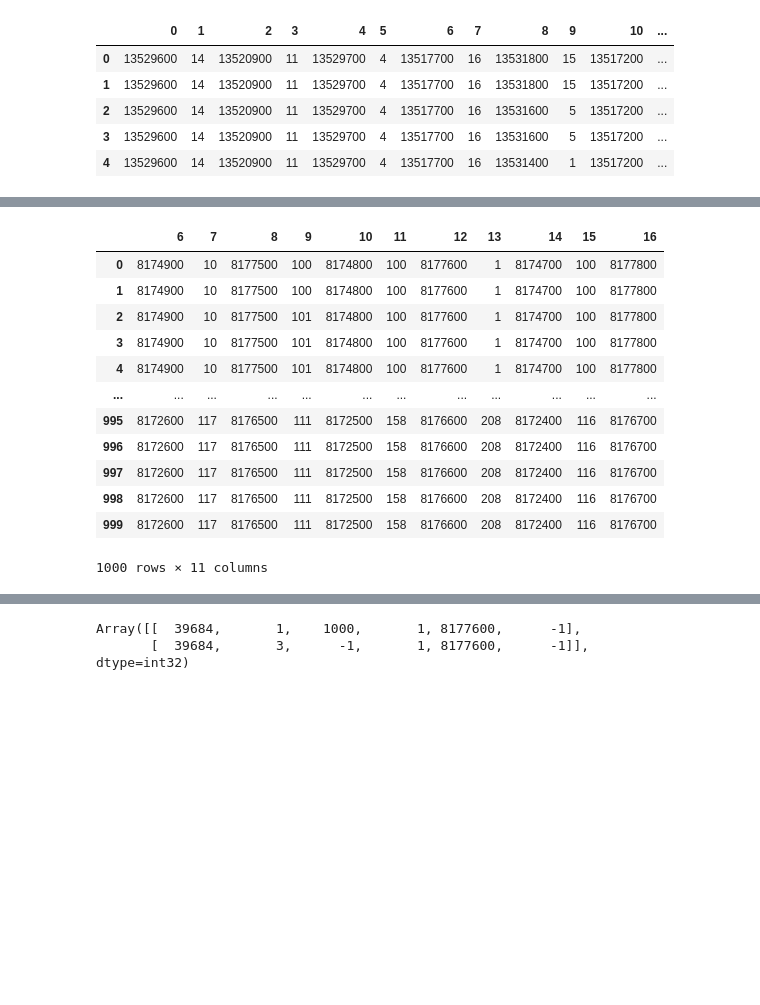
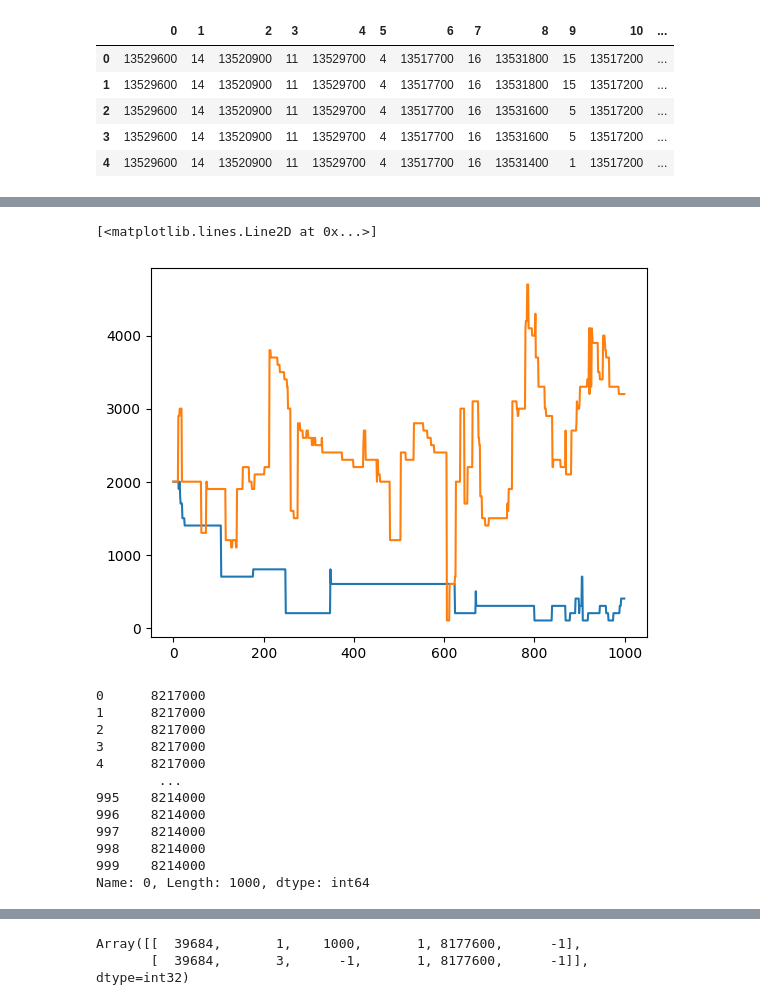
Before and after one commit to george-nigm/LOBS5, a Jupyter notebook: lob/generation_standalone.ipynb, the cells around one changed output, grey strips where cells are left out. Cells and saved outputs as stored; diff of their text form; code cells hidden in the pictures; blank space fills up the shorter version.

```diff
--- a/lob/generation_standalone.ipynb
+++ b/lob/generation_standalone.ipynb
@@ -417,19 +423,24 @@ cond_msg=pd.read_csv("/data1/sascha/data/GOOG_eval_new/data_cond/GOOG_2017-03-28
+# %%
+plt.plot((gen_book.loc[:,0]-gen_book.loc[:,2]))
+plt.plot((real_book.loc[:,0]-real_book.loc[:,2]))
+# %% [output]
+[<matplotlib.lines.Line2D at 0x...>]
+[figure, added]
 # %%
-gen_book.loc[:,6:16]
+gen_book.loc[:,0]
 # %% [output]
-|  | 6 | 7 | 8 | 9 | 10 | 11 | 12 | 13 | 14 | 15 | 16 |
-| 0 | 8174900 | 10 | 8177500 | 100 | 8174800 | 100 | 8177600 | 1 | 8174700 | 100 | 8177800 |
-| 1 | 8174900 | 10 | 8177500 | 100 | 8174800 | 100 | 8177600 | 1 | 8174700 | 100 | 8177800 |
-| 2 | 8174900 | 10 | 8177500 | 101 | 8174800 | 100 | 8177600 | 1 | 8174700 | 100 | 8177800 |
-| 3 | 8174900 | 10 | 8177500 | 101 | 8174800 | 100 | 8177600 | 1 | 8174700 | 100 | 8177800 |
-| 4 | 8174900 | 10 | 8177500 | 101 | 8174800 | 100 | 8177600 | 1 | 8174700 | 100 | 8177800 |
-| ... | ... | ... | ... | ... | ... | ... | ... | ... | ... | ... | ... |
-| 995 | 8172600 | 117 | 8176500 | 111 | 8172500 | 158 | 8176600 | 208 | 8172400 | 116 | 8176700 |
-| 996 | 8172600 | 117 | 8176500 | 111 | 8172500 | 158 | 8176600 | 208 | 8172400 | 116 | 8176700 |
-| 997 | 8172600 | 117 | 8176500 | 111 | 8172500 | 158 | 8176600 | 208 | 8172400 | 116 | 8176700 |
-| 998 | 8172600 | 117 | 8176500 | 111 | 8172500 | 158 | 8176600 | 208 | 8172400 | 116 | 8176700 |
-| 999 | 8172600 | 117 | 8176500 | 111 | 8172500 | 158 | 8176600 | 208 | 8172400 | 116 | 8176700 |
-1000 rows × 11 columns
+0      8217000
+1      8217000
+2      8217000
+3      8217000
+4      8217000
+        ...
+995    8214000
+996    8214000
+997    8214000
+998    8214000
+999    8214000
+Name: 0, Length: 1000, dtype: int64
 # %%
 gen_msg
 # %% [output]
```
Also changed, not shown: parts of 4 cells of this notebook, 2 other files.
